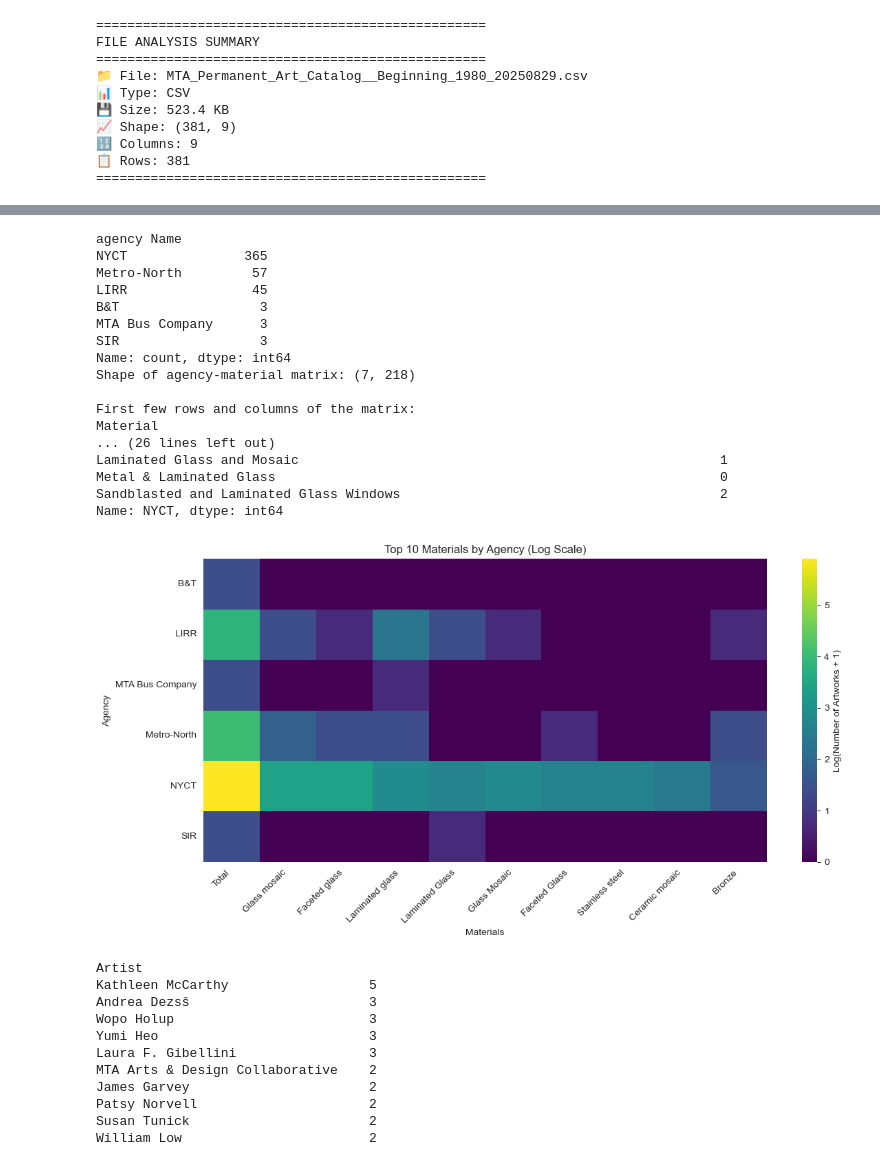
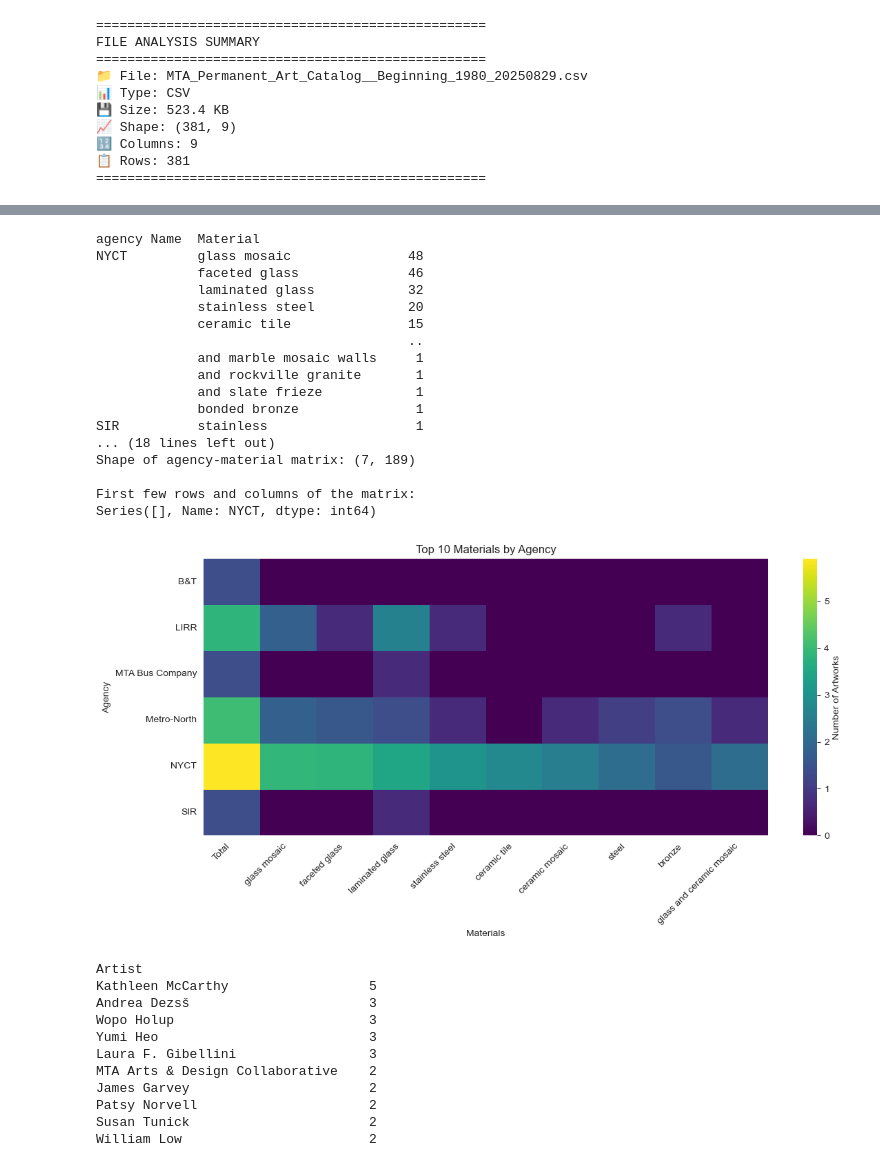
Before and after one commit to marobinette/DataScience, a Jupyter notebook: assignments/week2/MTAArt/eda_pt_2.ipynb, the cells around one changed output, grey strips where cells are left out. Cells and saved outputs as stored; diff of their text form; code cells hidden in the pictures.

```diff
--- a/assignments/week2/MTAArt/eda_pt_2.ipynb
+++ b/assignments/week2/MTAArt/eda_pt_2.ipynb
@@ -77,7 +123,7 @@ agency_material_data = []
 
 for idx, row in df.iterrows():
     agency = row['Agency']
-    materials_list = [material.strip() for material in row['Art Material'].split(',')]
+    materials_list = [material.strip().lower() for material in row['Art Material'].split(',')]
 
     for material in materials_list:
         agency_material_data.append({
@@ -87,6 +133,16 @@ for idx, row in df.iterrows():
 
 # Create DataFrame from expanded data
 agency_material_df = pd.DataFrame(agency_material_data)
+print(agency_material_df.value_counts())
+# print number of distinct matreials
+print('Distinct material sum', agency_material_df['Material'].nunique())
+
+nyct_data = agency_material_df[(agency_material_df['agency Name'] == 'NYCT') & (agency_material_df['Material'].str.contains('Glass', na=False))]
+print("All NYCT data:")
+print(nyct_data)
+print(f"\nNumber of NYCT records: {len(nyct_data)}")
+
+print("\nAgency counts:")
 print(agency_material_df['agency Name'].value_counts())
 
 # Create cross-tabulation (crosstab)
@@ -101,46 +157,46 @@ nyct_data = agency_material_matrix.loc['NYCT']
 nyct_glass = nyct_data[nyct_data.index.str.contains('Glass', na=False)]
 print(nyct_glass)
 # %% [output]
-agency Name
-NYCT               365
-Metro-North         57
-LIRR                45
-B&T                  3
-MTA Bus Company      3
-SIR                  3
-Name: count, dtype: int64
-Shape of agency-material matrix: (7, 218)
+agency Name  Material
+NYCT         glass mosaic               48
+             faceted glass              46
+             laminated glass            32
+             stainless steel            20
+             ceramic tile               15
+                                        ..
+             and marble mosaic walls     1
+             and rockville granite       1
+             and slate frieze            1
+             bonded bronze               1
+SIR          stainless                   1
+... (18 lines left out)
+Shape of agency-material matrix: (7, 189)
 
 First few rows and columns of the matrix:
-Material
-... (26 lines left out)
-Laminated Glass and Mosaic                                                      1
-Metal & Laminated Glass                                                         0
-Sandblasted and Laminated Glass Windows                                         2
-Name: NYCT, dtype: int64
+Series([], Name: NYCT, dtype: int64)
 # %%
 # Improved heatmap visualization with better data handling
 top_materials = agency_material_matrix.drop('Total').sum().nlargest(10).index
 filtered_matrix = agency_material_matrix.loc[agency_material_matrix.index != 'Total', top_materials]
 
 # Option 1: Log transformation to handle skewed data
 log_matrix = np.log1p(filtered_matrix)  # log1p handles zeros better than log
 
 plt.figure(figsize=(12, 6))
 sns.heatmap(log_matrix,
             annot=False,  # Remove numbers for cleaner look
             cmap='viridis',  # Better colormap for continuous data
-            cbar_kws={'label': 'Log(Number of Artworks + 1)'})
+            cbar_kws={'label': 'Number of Artworks'})
 
-plt.title('Top 10 Materials by Agency (Log Scale)')
+plt.title('Top 10 Materials by Agency')
 plt.xlabel('Materials')
 plt.ylabel('Agency')
 plt.xticks(rotation=45, ha='right')
 plt.tight_layout()
 plt.savefig('images/materials_by_agency.png', dpi=300, bbox_inches='tight')
 plt.show()
 # %% [output]
-[figure, old version]
+[figure, new version]
 # %%
 artists = df['Artist'].value_counts()
 reoccurring_artists = artists[artists > 1]
```
Also changed, not shown: parts of 11 cells of this notebook, 11 other files.
